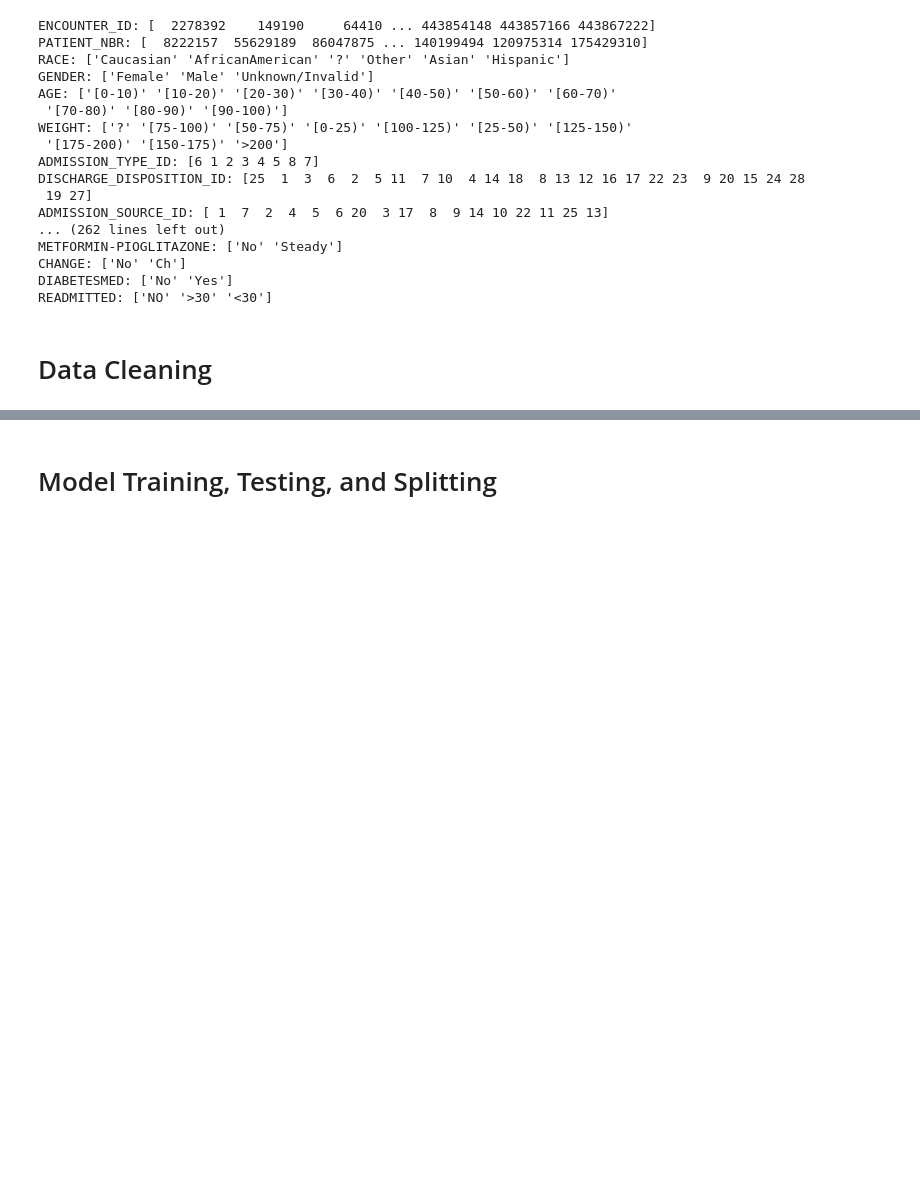
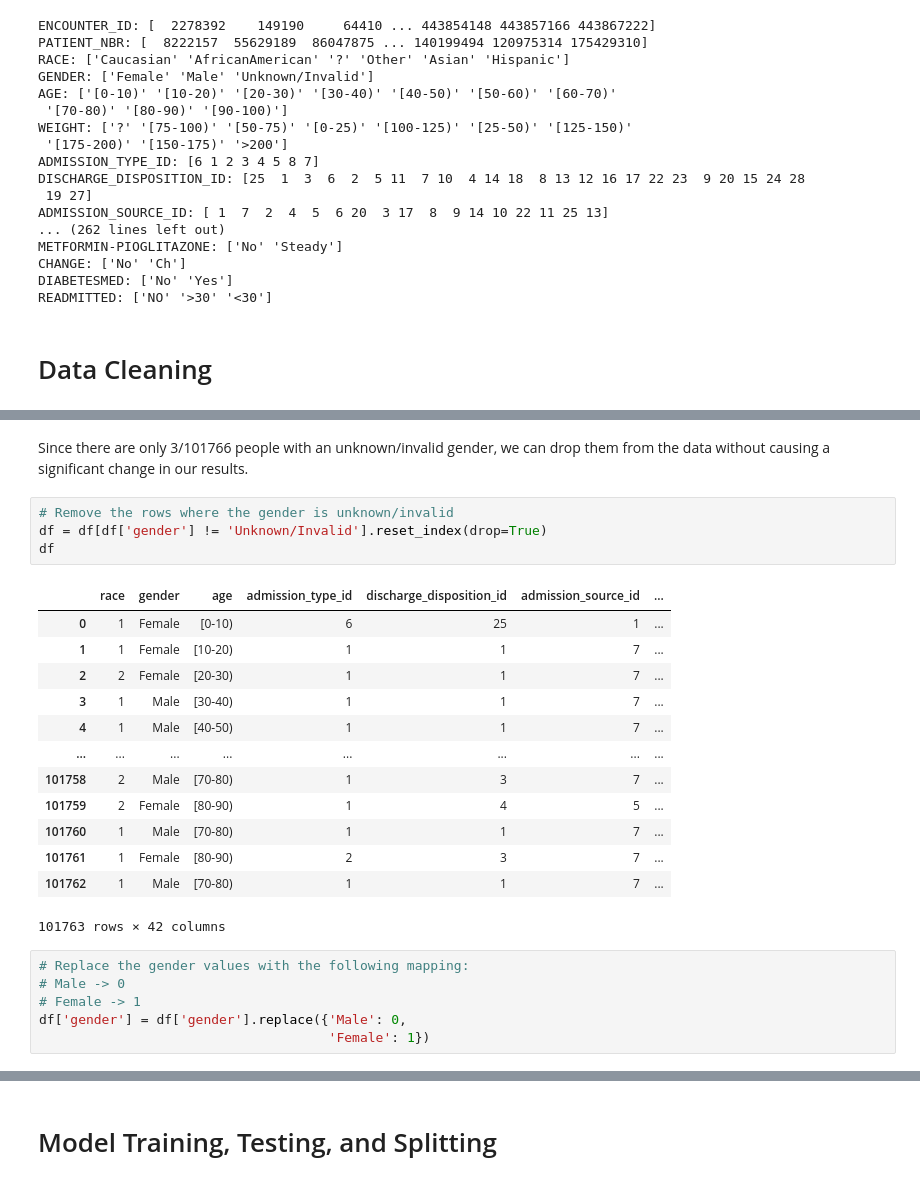
Before and after one commit to nickdlc/CUNY-Data-Analytics, a Jupyter notebook: mini_projects/machine_learning/Data_Analytics_Mini_Project03.ipynb, the cells around one changed output, grey strips where cells are left out. Saved outputs shown, nothing was run; the diff lists cells and outputs as text; blank space fills up the shorter version.

```diff
--- a/mini_projects/machine_learning/Data_Analytics_Mini_Project03.ipynb
+++ b/mini_projects/machine_learning/Data_Analytics_Mini_Project03.ipynb
@@ -128,0 +195,26 @@ df = data.drop(['ENCOUNTER_ID', 'PATIENT_NBR', 'MEDICAL'])
+# %% [markdown]
+Since there are only 3/101766 people with an unknown/invalid gender, we can drop them from the data without causing a significant change in our results.
+# %%
+# Remove the rows where the gender is unknown/invalid
+df = df[df['gender'] != 'Unknown/Invalid'].reset_index(drop=True)
+df
+# %% [output]
+|  | race | gender | age | admission_type_id | discharge_disposition_id | admission_source_id | ... |
+| 0 | 1 | Female | [0-10) | 6 | 25 | 1 | ... |
+| 1 | 1 | Female | [10-20) | 1 | 1 | 7 | ... |
+| 2 | 2 | Female | [20-30) | 1 | 1 | 7 | ... |
+| 3 | 1 | Male | [30-40) | 1 | 1 | 7 | ... |
+| 4 | 1 | Male | [40-50) | 1 | 1 | 7 | ... |
+| ... | ... | ... | ... | ... | ... | ... | ... |
+| 101758 | 2 | Male | [70-80) | 1 | 3 | 7 | ... |
+| 101759 | 2 | Female | [80-90) | 1 | 4 | 5 | ... |
+| 101760 | 1 | Male | [70-80) | 1 | 1 | 7 | ... |
+| 101761 | 1 | Female | [80-90) | 2 | 3 | 7 | ... |
+| 101762 | 1 | Male | [70-80) | 1 | 1 | 7 | ... |
+101763 rows × 42 columns
+# %%
+# Replace the gender values with the following mapping:
+# Male -> 0
+# Female -> 1
+df['gender'] = df['gender'].replace({'Male': 0,
+                                     'Female': 1})
```
Also changed, not shown: parts of 40 cells of this notebook.
